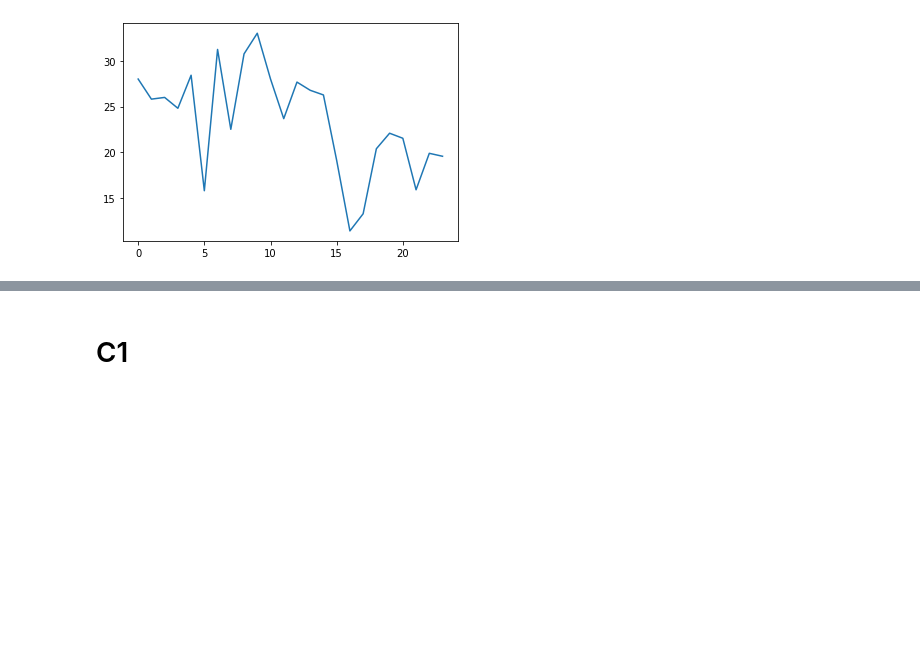
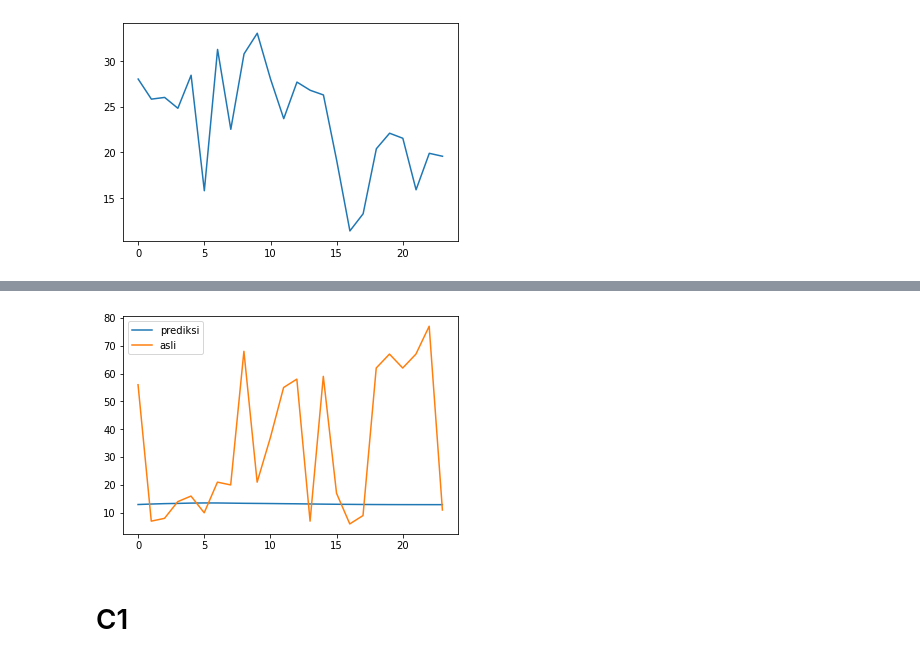
Before and after one commit to IritaSee/product_performance_blstm, a Jupyter notebook: blstm.ipynb, the cells around one changed output, grey strips where cells are left out. Saved outputs shown, nothing was run; the diff lists cells and outputs as text; code cells hidden in the pictures; blank space fills up the shorter version.

```diff
--- a/blstm.ipynb
+++ b/blstm.ipynb
@@ -338,0 +483,4 @@ plt.plot(hasil)
+# %%
+prediksi_p1 = prediksi_p1 * max
+prediksi_p1 = prediksi_p1 + min
+prediksi_p1
@@ -339,3 +505,10 @@ plt.plot(hasil)
+# %%
+plt.plot(prediksi_p1, label='prediksi')
+plt.plot(p1, label='asli')
+plt.legend(loc="upper left")
+plt.show()
+# %% [output]
+[figure, added]
 # %% [markdown]
 # C1
 # %%
```
Also changed, not shown: parts of 23 cells of this notebook, 1 other file.
